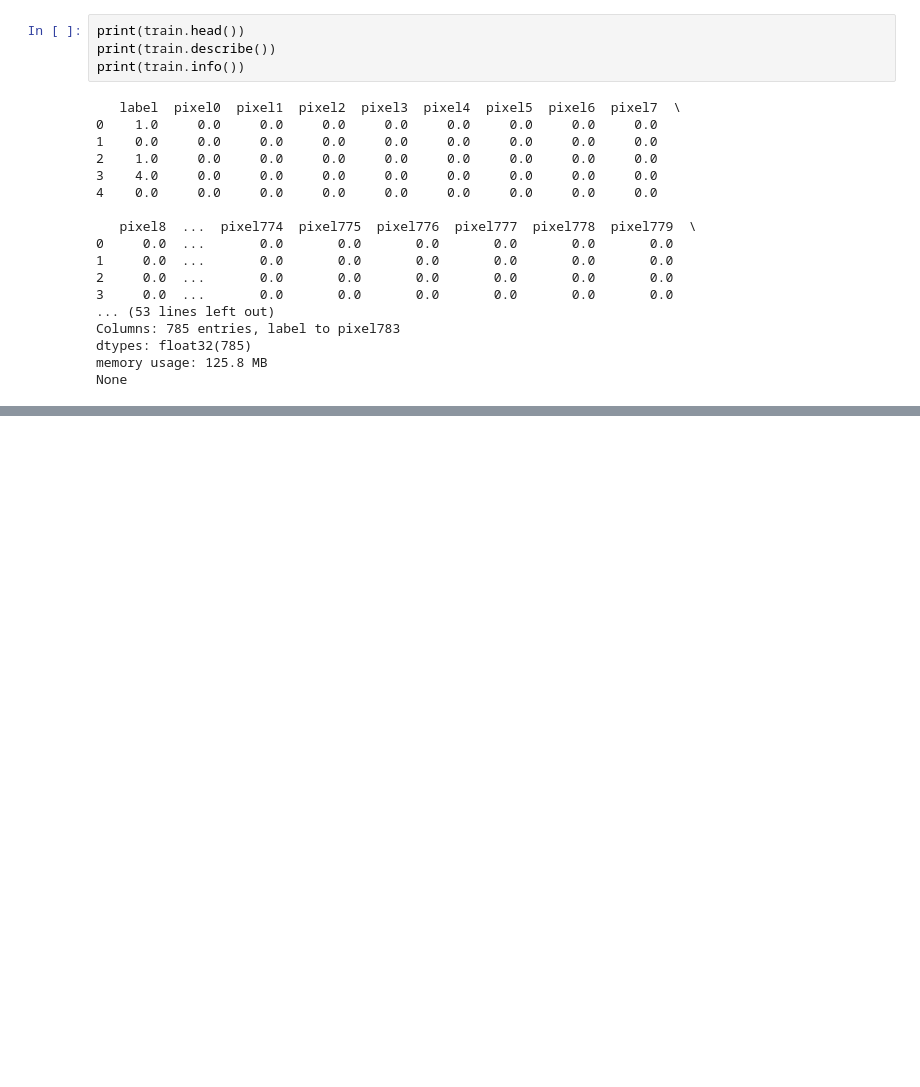
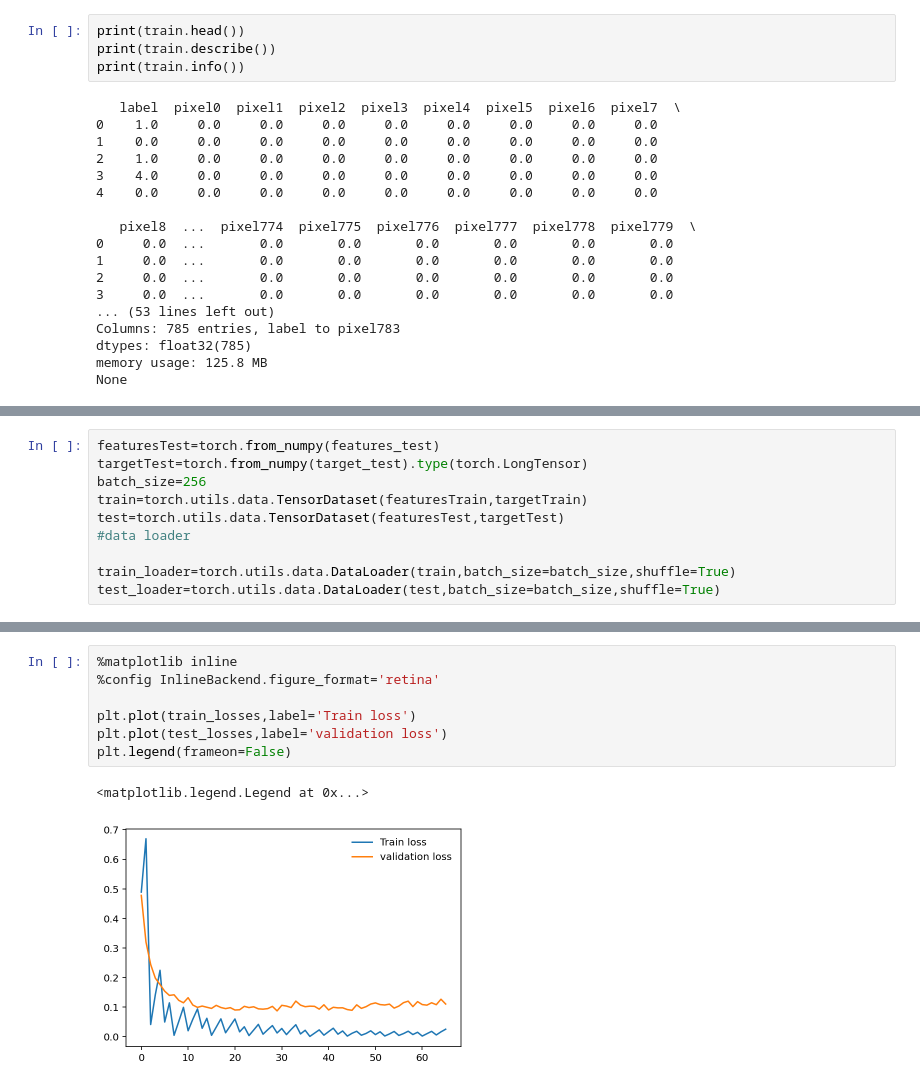
Before and after one commit to songbae/BoostCamp, a Jupyter notebook: Day_Free/mnist.ipynb, the cells around one changed output, grey strips where cells are left out. Drawn from its saved outputs; the diff is of its cells as text; blank space fills up the shorter version.

```diff
--- a/Day_Free/mnist.ipynb
+++ b/Day_Free/mnist.ipynb
@@ -64,0 +72,10 @@ device(type='cpu')
+# %%
+featuresTest=torch.from_numpy(features_test)
+targetTest=torch.from_numpy(target_test).type(torch.LongTensor)
+batch_size=256
+train=torch.utils.data.TensorDataset(featuresTrain,targetTrain)
+test=torch.utils.data.TensorDataset(featuresTest,targetTest)
+#data loader
+
+train_loader=torch.utils.data.DataLoader(train,batch_size=batch_size,shuffle=True)
+test_loader=torch.utils.data.DataLoader(test,batch_size=batch_size,shuffle=True)
@@ -64,0 +216,10 @@ device(type='cpu')
+# %%
+%matplotlib inline
+%config InlineBackend.figure_format='retina'
+
+plt.plot(train_losses,label='Train loss')
+plt.plot(test_losses,label='validation loss')
+plt.legend(frameon=False)
+# %% [output]
+<matplotlib.legend.Legend at 0x...>
+[figure, added]
```
Also changed, not shown: parts of 11 cells of this notebook, 1 other file.
